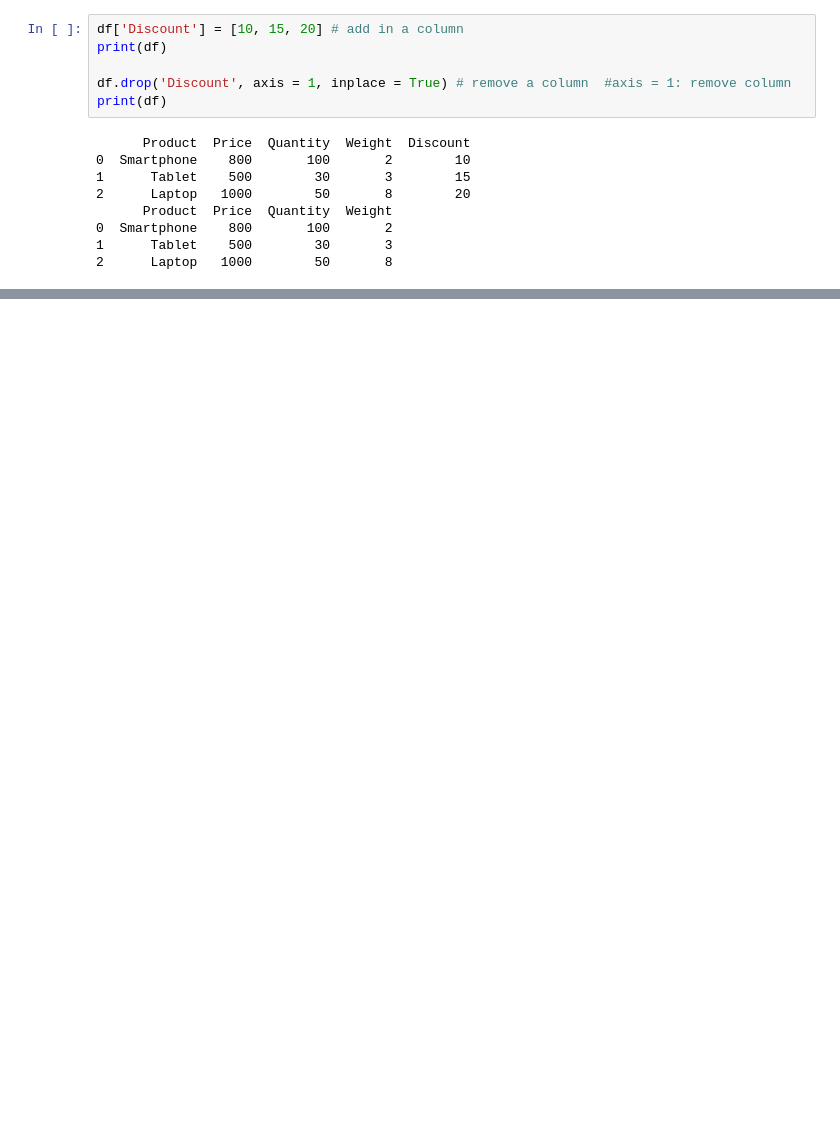
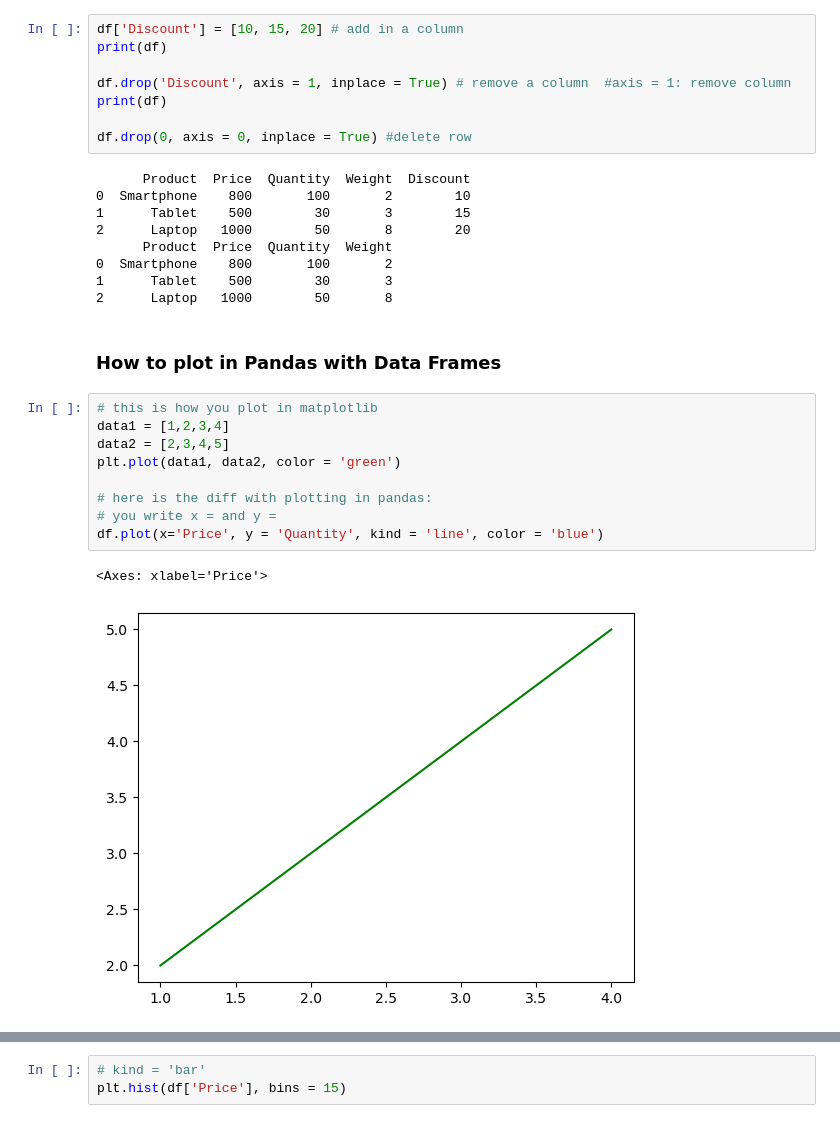
Before and after one commit to adipasquale117/CFR-2025, a Jupyter notebook: Python/FridayReview.ipynb, the cells around one changed output, grey strips where cells are left out. Cells and saved outputs as stored; diff of their text form; blank space fills up the shorter version.

```diff
--- a/Python/FridayReview.ipynb
+++ b/Python/FridayReview.ipynb
@@ -517,6 +514,8 @@ print(df)
 
 df.drop('Discount', axis = 1, inplace = True) # remove a column  #axis = 1: remove column
 print(df)
+
+df.drop(0, axis = 0, inplace = True) #delete row
 # %% [output]
       Product  Price  Quantity  Weight  Discount
 0  Smartphone    800       100       2        10
@@ -526,3 +525,17 @@ print(df)
 0  Smartphone    800       100       2
 1      Tablet    500        30       3
 2      Laptop   1000        50       8
+# %% [markdown]
+### How to plot in Pandas with Data Frames
+# %%
+# this is how you plot in matplotlib
+data1 = [1,2,3,4]
+data2 = [2,3,4,5]
+plt.plot(data1, data2, color = 'green')
+
+# here is the diff with plotting in pandas:
+# you write x = and y =
+df.plot(x='Price', y = 'Quantity', kind = 'line', color = 'blue')
+# %% [output]
+<Axes: xlabel='Price'>
+[figure, added]
@@ -528,0 +543,3 @@ print(df)
+# %%
+# kind = 'bar'
+plt.hist(df['Price'], bins = 15)
```
Also changed, not shown: parts of 6 cells of this notebook, 1 other file.
